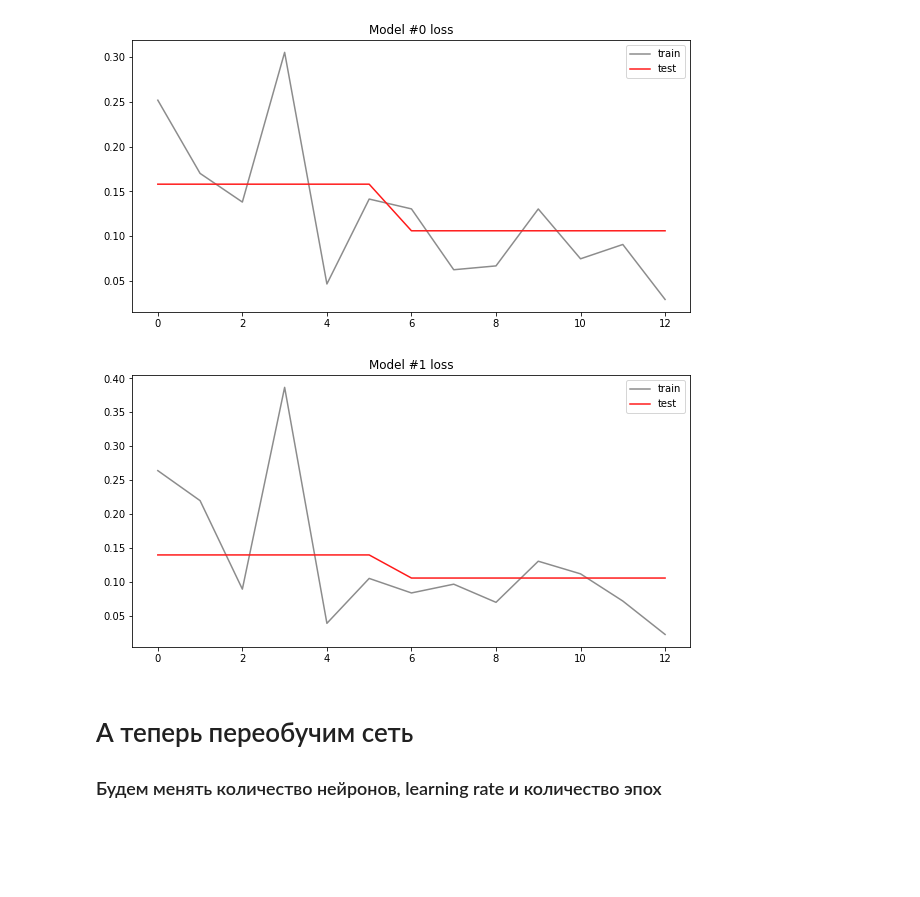
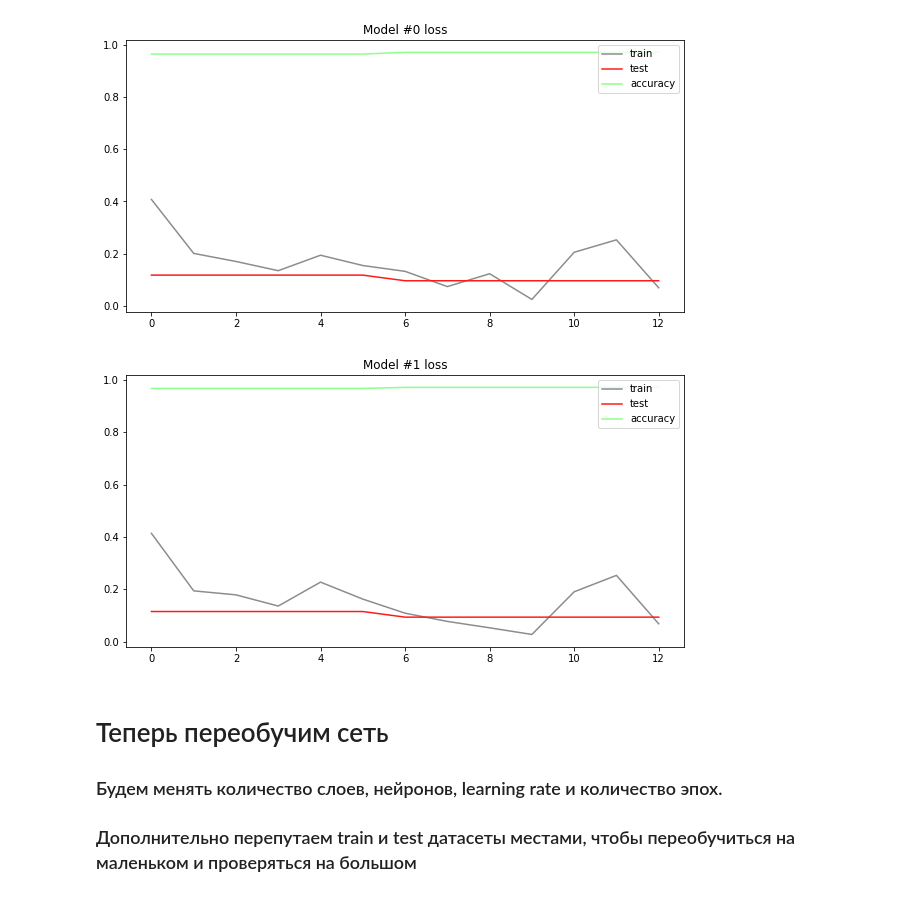
Before and after one commit to Torchun/otus, a Jupyter notebook: DL/2020/homework/3/1_mnist_mlp_homework.ipynb, the cells around one changed output. Drawn from its saved outputs; the diff is of its cells as text; code cells hidden in the pictures; blank space fills up the shorter version.

```diff
--- a/DL/2020/homework/3/1_mnist_mlp_homework.ipynb
+++ b/DL/2020/homework/3/1_mnist_mlp_homework.ipynb
@@ -85,7 +85,7 @@ class Net(nn.Module):
         self._loss = F.nll_loss(output, target, **kwargs)
         return self._loss
 # %%
-def train(models, epoch, train_stats):
+def train(models, epoch, model_train_loss):
     # читаем батчами по 50 экземпляров каждый (настройки dataset_loader)
     for batch_idx, (data, target) in enumerate(train_loader):
         # данные перемещаем на нужное устройство (CPU/GPU)
@@ -111,7 +111,7 @@ def train(models, epoch, train_stats):
             epoch_stats = f"Train Epoch: {epoch} [{batch_idx * len(data)}/{len(train_loader.dataset)} ({round(100. * batch_idx / len(train_loader), 2)}%)]\t\t"
             loss_stats = f"Losses: "
             for idx, model in enumerate(models):
-                train_stats[idx] += [model._loss.item()]
+                model_train_loss[idx] += [model._loss.item()]
                 loss_stats += f" {idx}: {round(model._loss.item(),4)}\t"
             #print(epoch_stats + loss_stats)
 
@@ -120,11 +120,11 @@ def train(models, epoch, train_stats):
     epoch_stats = f"Train Epoch: {epoch} [{batch_idx * len(data)}/{len(train_loader.dataset)} ({round(100. * batch_idx / len(train_loader), 2)}%)]\t\t"
     loss_stats = f"Losses: "
     for idx, model in enumerate(models):
-        train_stats[idx] += [model._loss.item()]
+        model_train_loss[idx] += [model._loss.item()]
         loss_stats += f" {idx}: {round(model._loss.item(),4)}\t"
     print(epoch_stats + loss_stats)
 # %%
-def test(models, test_stats):
+def test(models, model_test_loss, model_test_accuracy):
     # будем считать статистики по каждой модели отдельно
     test_loss = [0]*len(models) # сюда накапливать величину лосса
     correct = [0]*len(models) # а сюда плюсовать правильные ответы
@@ -157,7 +157,8 @@ def test(models, test_stats):
     # 0: Loss: 0.1010	Accuracy: 9679/10000 (97%)
     lines =""
     for i, model in enumerate(models):
-        test_stats[i] += [test_loss[i]]
+        model_test_loss[i] += [test_loss[i]]
+        model_test_accuracy[i] += [correct[i].item()/len(test_loader.dataset)]
         lines += f"Model #{i}\t Loss: {round(test_loss[i],4)}\t "
         lines += f"Accuracy:{correct[i]}/{len(test_loader.dataset)} "
         lines += f"({round(correct_pct[i].item(),2)}%)\n"
@@ -175,17 +176,19 @@ models = [Net().to(device), Net(True).to(device)]
 epoch_count = 2
 
 # будем накапливать статистику для построения графиков
-train_stats = []
-test_stats = []
+model_train_loss = []
+model_test_loss = []
+model_test_accuracy = []
 # зададим массив так, чтобы первым элементом накапливался массив по первой модели, вторым по второй и т.д.
 for i, model in enumerate(models):
-    train_stats += [[]]
-    test_stats += [[]]
+    model_train_loss += [[]]
+    model_test_loss += [[]]
+    model_test_accuracy += [[]]
 
 # стартуем обучение сетей
 for epoch in range(1, epoch_count+1):
-    train(models, epoch, train_stats)
-    test(models,test_stats)
+    train(models, epoch, model_train_loss)
+    test(models, model_test_loss, model_test_accuracy)
 
 # убрали модель с карты
 torch.cuda.empty_cache()
@@ -205,22 +208,29 @@ Wall time: 32.5 s
 # %%
 for i, model in enumerate(models):
-    train_stats[i].pop(0)
-    normalized_test_stats = []
-    for j in test_stats[i]:
-        normalized_test_stats.extend([j]*7)
-    normalized_test_stats.pop(0)
+    model_train_loss[i].pop(0)
+    normalized_test_loss = []
+    normalized_test_accuracy = []
+    for j in model_test_accuracy[i]:
+        normalized_test_accuracy.extend([j]*7)
+    for j in model_test_loss[i]:
+        normalized_test_loss.extend([j]*7)
+    normalized_test_accuracy.pop(0)
+    normalized_test_loss.pop(0)
+
     plt.figure(figsize=(10,5))
     plt.title(f"Model #{i} loss")
-    plt.plot(train_stats[i], linestyle="-", color=[0.1, .1, .1, .5], label="train")
-    plt.plot(normalized_test_stats, linestyle="-", color=[1, .1, .1, 1.0], label="test")
+    plt.plot(model_train_loss[i], linestyle="-", color=[0.1, .1, .1, .5], label="train")
+    plt.plot(normalized_test_loss, linestyle="-", color=[1, .1, .1, 1.0], label="test")
+    plt.plot(normalized_test_accuracy, linestyle="-", color=[0.1, 1., .1, 0.5], label="accuracy")
     plt.legend(loc="upper right")
     plt.show()
 # %% [output]
-[figure, old version]
+[figure, new version]
-[figure, old version]
+[figure, new version]
 # %% [markdown]
-# А теперь переобучим сеть
-### Будем менять количество нейронов, learning rate и количество эпох
+# Теперь переобучим сеть
+### Будем менять количество слоев, нейронов, learning rate и количество эпох.
+### Дополнительно перепутаем train и test датасеты местами, чтобы переобучиться на маленьком и проверяться на большом
 # %%
 # Описываем класс, создающий сеть
 class Net(nn.Module):
```
Also changed, not shown: parts of 6 cells of this notebook, 1 other file.
